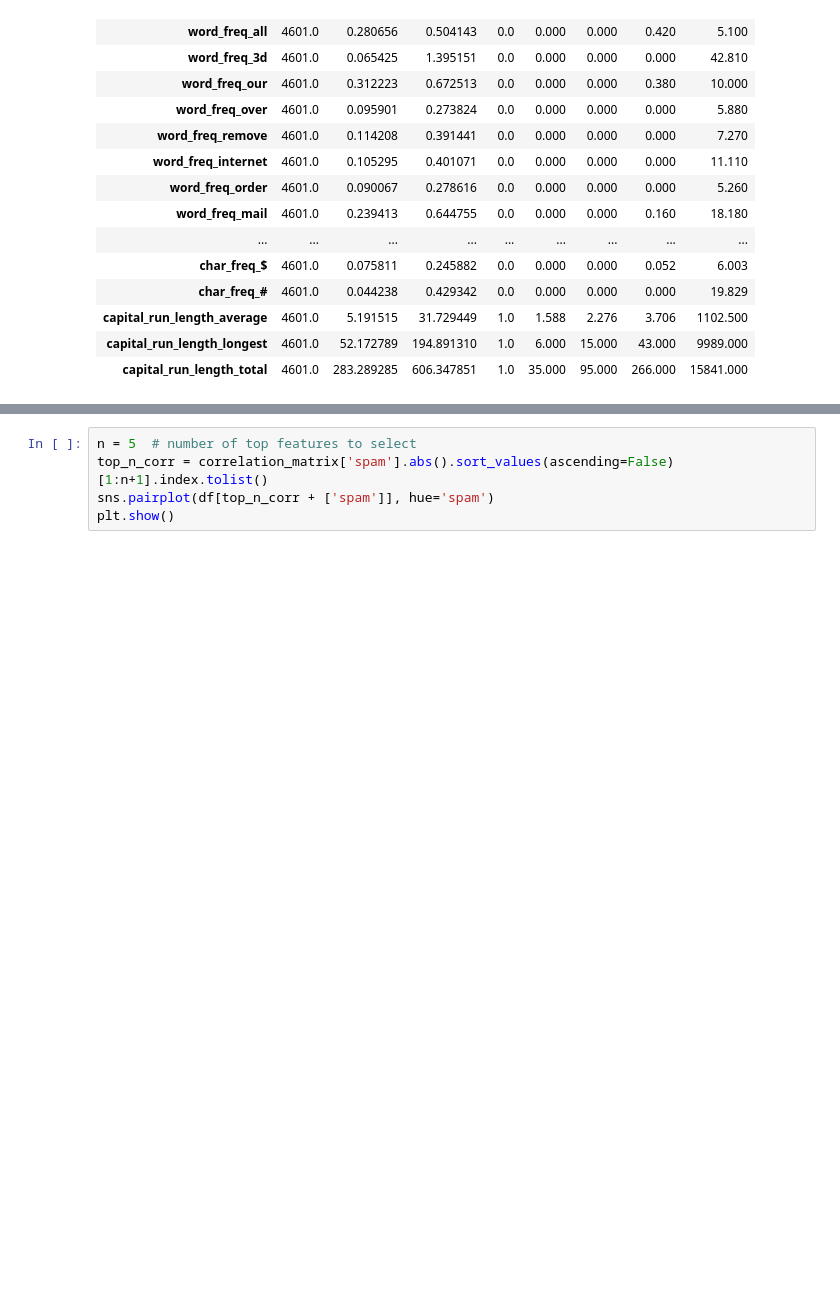
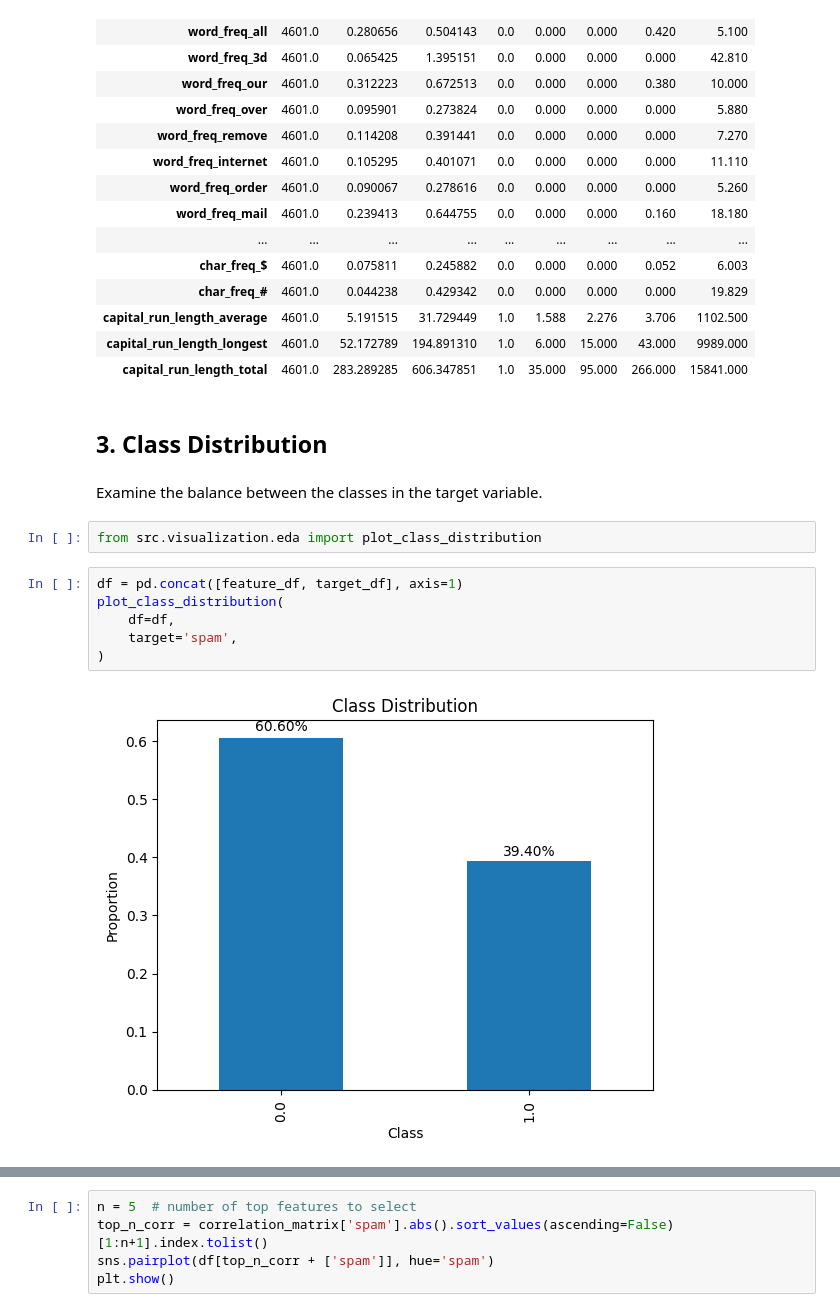
Before and after one commit to iajaykarthick/Email-Spam-Classification, a Jupyter notebook: notebooks/01_EDA.ipynb, the cells around one changed output, grey strips where cells are left out. Drawn from its saved outputs; the diff is of its cells as text; blank space fills up the shorter version.

```diff
--- a/notebooks/01_EDA.ipynb
+++ b/notebooks/01_EDA.ipynb
@@ -129,5 +133,19 @@ summary_statistics
 | capital_run_length_average | 4601.0 | 5.191515 | 31.729449 | 1.0 | 1.588 | 2.276 | 3.706 | 1102.500 |
 | capital_run_length_longest | 4601.0 | 52.172789 | 194.891310 | 1.0 | 6.000 | 15.000 | 43.000 | 9989.000 |
 | capital_run_length_total | 4601.0 | 283.289285 | 606.347851 | 1.0 | 35.000 | 95.000 | 266.000 | 15841.000 |
+# %% [markdown]
+## 3. Class Distribution
+# %% [markdown]
+Examine the balance between the classes in the target variable.
+# %%
+from src.visualization.eda import plot_class_distribution
+# %%
+df = pd.concat([feature_df, target_df], axis=1)
+plot_class_distribution(
+    df=df,
+    target='spam',
+)
+# %% [output]
+[figure, added]
 # %%
 # Correlation Matrix: Create a heatmap
```
Also changed, not shown: parts of 19 cells of this notebook.
